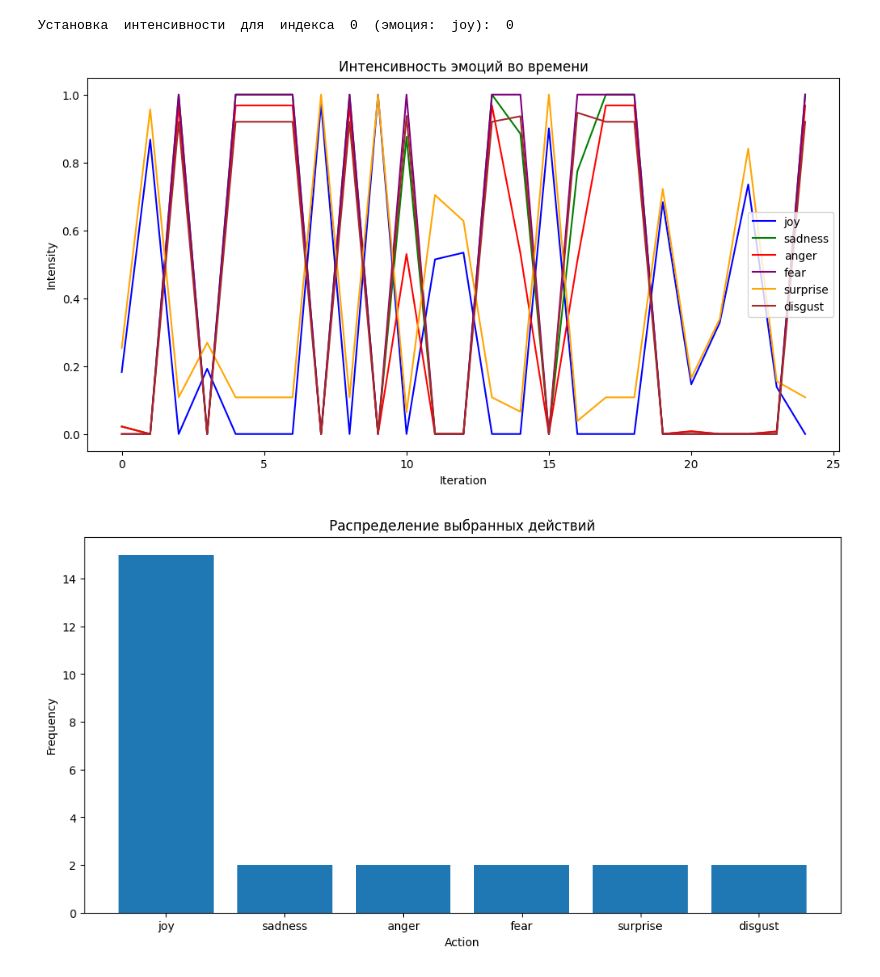
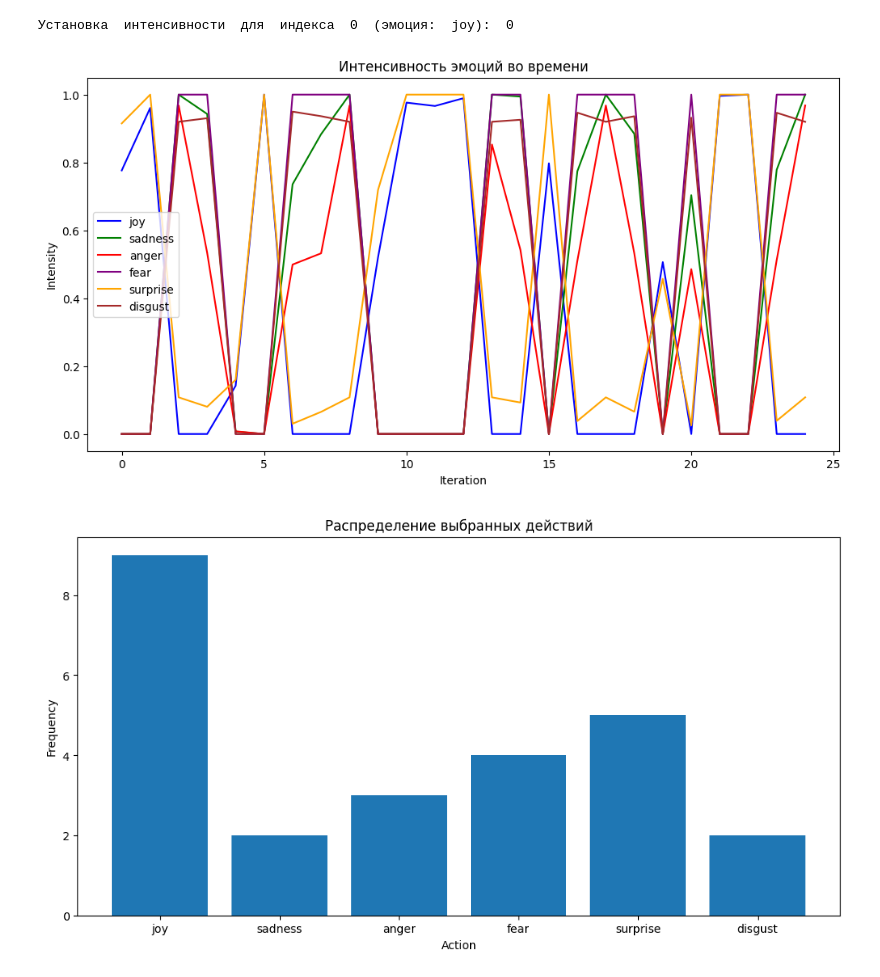
Before and after one commit to biolap/AI_model_t, a Jupyter notebook: visualization.ipynb, the cells around one changed output. Cells and saved outputs as stored; diff of their text form; code cells hidden in the pictures.

```diff
--- a/visualization.ipynb
+++ b/visualization.ipynb
@@ -10,35 +10,35 @@ action_size = 6
 emotional_state = EmotionalState()  #  Создаем  экземпляр
 
 #  Загрузите  данные  из  файла  результатов
-df = pd.read_csv("temp/results_LSTM_2_layers_20240909-011645.txt")  #  Замените  на  имя  вашего  файла
+df = pd.read_csv("temp/results_LSTM_2_layers_20240912-192127.txt")  #  Замените  на  имя  вашего  файла
 
 #  Визуализация  интенсивности  эмоций  во  времени
 plt.figure(figsize=(12, 6))
 colors = ['blue', 'green', 'red', 'purple', 'orange', 'brown']
 for  i,  emotion  in  enumerate(emotional_state.emotions):
     plt.plot(df["Iteration"],  df[emotion],  label=emotion,  color=colors[i])
 plt.xlabel("Iteration")
 plt.ylabel("Intensity")
 plt.title("Интенсивность эмоций во времени")
 plt.legend()
 plt.show()
 
 plt.figure(figsize=(12, 6))
 plt.hist(df["Action"], bins=np.arange(action_size + 1) - 0.5, rwidth=0.8)
 plt.xlabel("Action")
 plt.ylabel("Frequency")
 plt.title("Распределение выбранных действий")
 plt.xticks(np.arange(action_size), emotional_state.emotions)
 plt.show()
 
 #  Визуализация  эмоциональной  устойчивости  во  времени
 plt.figure(figsize=(12, 6))
 plt.plot(df["Iteration"],  df["Emotional Stability"])
 plt.xlabel("Iteration")
 plt.ylabel("Emotional Stability")
 plt.title("Эмоциональная устойчивость во времени")
 plt.show()
 # %% [output]
 Установка  интенсивности  для  индекса  0  (эмоция:  joy):  0
-[figure, old version]
+[figure, new version]
-[figure, old version]
+[figure, new version]
```
Also changed, not shown: parts of 5 cells of this notebook, 3 other files.
